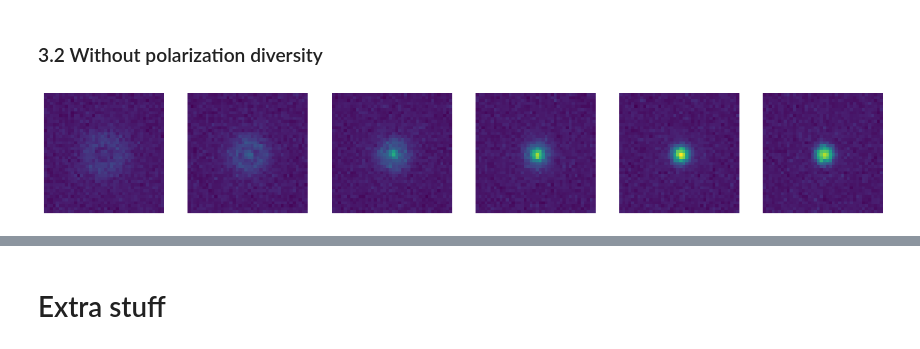
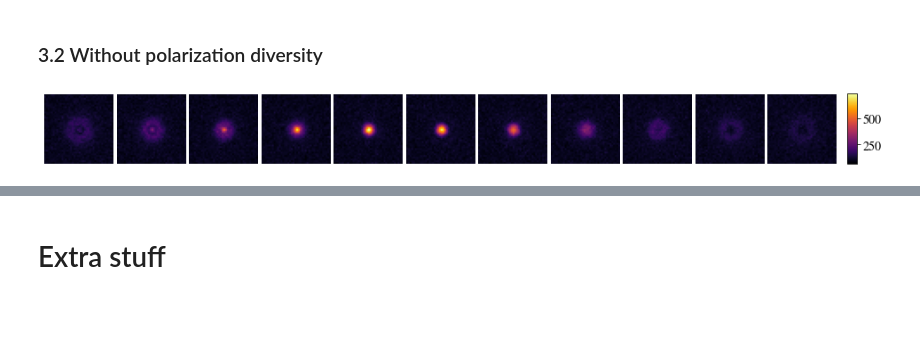
Before and after one commit to rodguti90/pyPSFstack, a Jupyter notebook: pytorch_tests.ipynb, the cells around one changed output, grey strips where cells are left out. Cells and saved outputs as stored; diff of their text form; code cells hidden in the pictures; blank space fills up the shorter version.

```diff
--- a/pytorch_tests.ipynb
+++ b/pytorch_tests.ipynb
@@ -152,16 +58,0 @@ def find_pupil(data_stack, params, lr=3e-2, n_epochs = 200, loss_fn=loss_loglike
-# %%
-import matplotlib
-matplotlib.rcParams['mathtext.fontset'] = 'stix'
-matplotlib.rcParams['font.family'] = 'STIXGeneral'
-
-SMALL_SIZE = 12
-MEDIUM_SIZE = 14
-BIGGER_SIZE = 16
-
-plt.rc('font', size=SMALL_SIZE)          # controls default text sizes
-plt.rc('axes', titlesize=SMALL_SIZE)     # fontsize of the axes title
-plt.rc('axes', labelsize=MEDIUM_SIZE)    # fontsize of the x and y labels
-plt.rc('xtick', labelsize=MEDIUM_SIZE)    # fontsize of the tick labels
-plt.rc('ytick', labelsize=MEDIUM_SIZE)    # fontsize of the tick labels
-plt.rc('legend', fontsize=SMALL_SIZE)    # legend fontsize
-plt.rc('figure', titlesize=MEDIUM_SIZE)  # fontsize of the figure title
@@ -187,6 +80,7 @@ z_list = np.arange(zi,zf+z_step,z_step)
 # Define rotation angles of polarization analyzer
 angle_i = 0; angle_f = np.pi/2; angle_step = np.pi/8
 angle_list=np.arange(angle_i,angle_f,angle_step)
+blurring_slices = 10
 # %% [markdown]
 We put all the parameters in a dictionary
 # %%
@@ -220,7 +114,7 @@ params['blurring']['ni'] = ni
 params['blurring']['nf'] = nf
 params['blurring']['radius'] = radius/wavelength
 params['blurring']['diff_del_list'] = np.linspace(-radius/wavelength,
-    radius/wavelength,8)[1:-1]
+    radius/wavelength,blurring_slices+2)[1:-1]
 
 params['aberrations'] = {}
 params['aberrations']['jmax_list'] = [15]*4+[15]
@@ -384,10 +271,10 @@ plot_jones([qplate.get_pupil_array(),abe.get_pupil_array()])
 psfs = PSFStack([src, qplate], zdiversity=zdiv, blurring=blurring)
 psfs.compute_psf_stack(orientation=[0,0,0])
 # %%
-data_stack = psfs.model_experimental_stack(bckgd_photons=50,N_photons=10000,N_pts=40,noise=True)
-plot_zstack(data_stack)
+data_stack = psfs.model_experimental_stack(bckgd_photons=100,N_photons=20000,N_pts=40,noise=True)
+plot_zstack(data_stack, N_z=11)
 # %% [output]
-[figure, old version]
+[figure, new version]
 # %%
 model, loss_evol = find_pupil(data_stack, params, lr=3e-2, n_epochs=200, loss_fn=loss_loglikelihood, pdiv=False)
 plt.plot(loss_evol)
```
Also changed, not shown: parts of 35 cells of this notebook.
